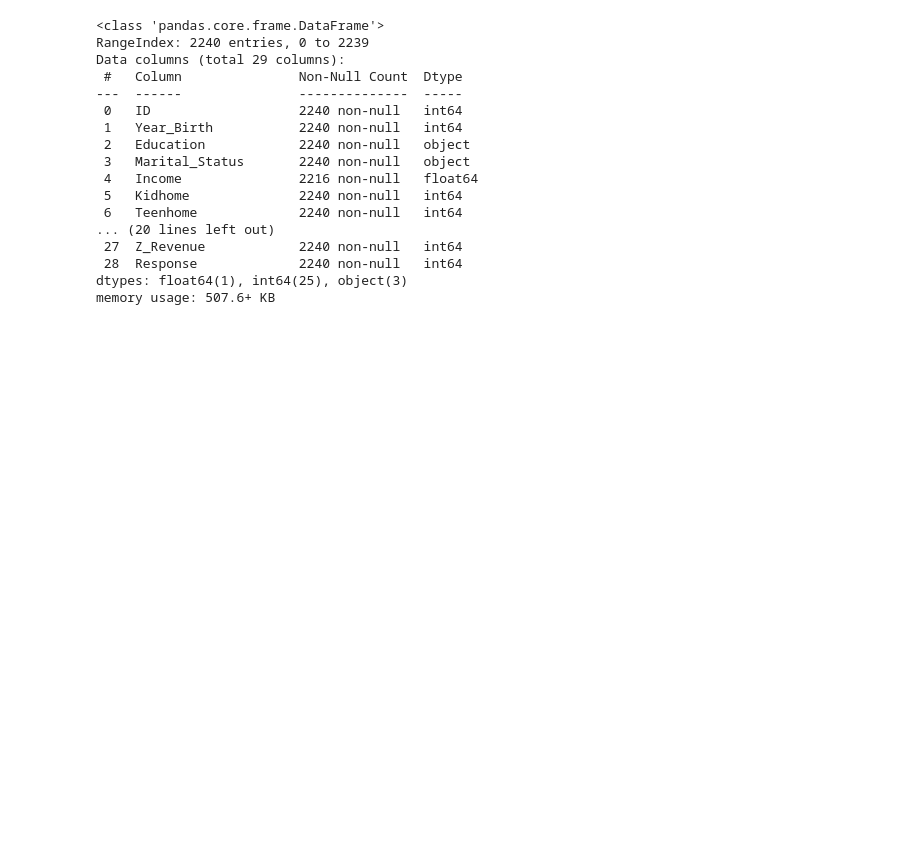
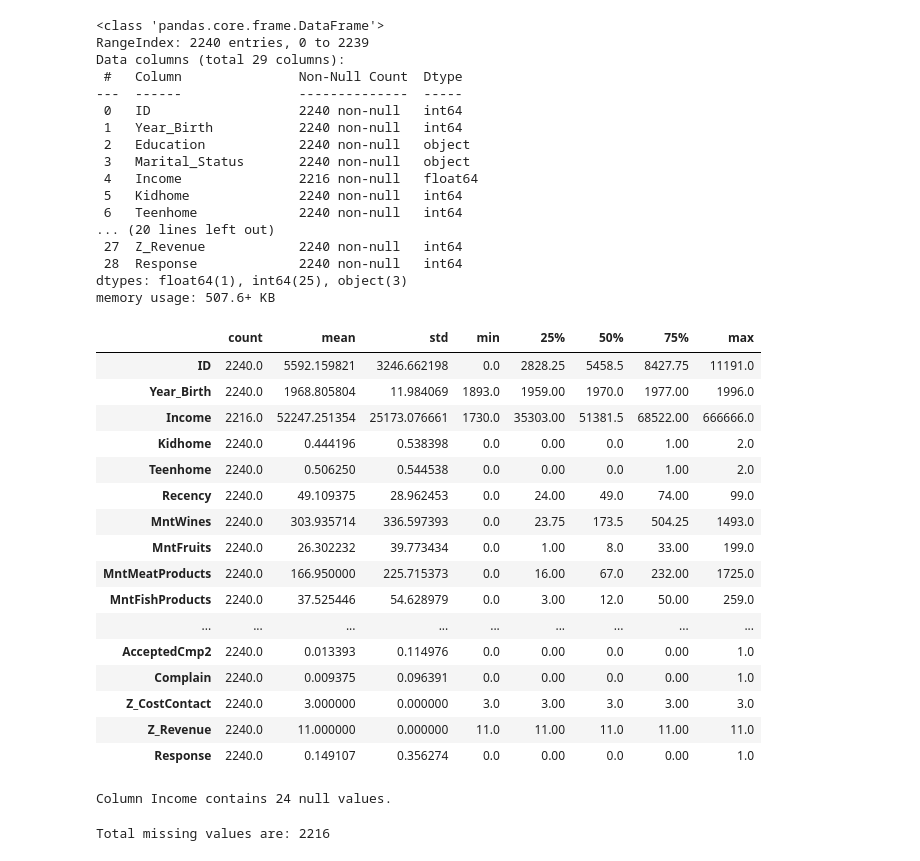
Before and after one commit to Arif-Badhon/Customer-Segmentation, a Jupyter notebook: analysis.ipynb, the cells around one changed output. Cells and saved outputs as stored; diff of their text form; code cells hidden in the pictures; blank space fills up the shorter version.

```diff
--- a/analysis.ipynb
+++ b/analysis.ipynb
@@ -56,3 +56,35 @@ Data columns (total 29 columns):
  28  Response             2240 non-null   int64
 dtypes: float64(1), int64(25), object(3)
 memory usage: 507.6+ KB
+# %%
+df.describe().T
+# %% [output]
+|  | count | mean | std | min | 25% | 50% | 75% | max |
+| ID | 2240.0 | 5592.159821 | 3246.662198 | 0.0 | 2828.25 | 5458.5 | 8427.75 | 11191.0 |
+| Year_Birth | 2240.0 | 1968.805804 | 11.984069 | 1893.0 | 1959.00 | 1970.0 | 1977.00 | 1996.0 |
+| Income | 2216.0 | 52247.251354 | 25173.076661 | 1730.0 | 35303.00 | 51381.5 | 68522.00 | 666666.0 |
+| Kidhome | 2240.0 | 0.444196 | 0.538398 | 0.0 | 0.00 | 0.0 | 1.00 | 2.0 |
+| Teenhome | 2240.0 | 0.506250 | 0.544538 | 0.0 | 0.00 | 0.0 | 1.00 | 2.0 |
+| Recency | 2240.0 | 49.109375 | 28.962453 | 0.0 | 24.00 | 49.0 | 74.00 | 99.0 |
+| MntWines | 2240.0 | 303.935714 | 336.597393 | 0.0 | 23.75 | 173.5 | 504.25 | 1493.0 |
+| MntFruits | 2240.0 | 26.302232 | 39.773434 | 0.0 | 1.00 | 8.0 | 33.00 | 199.0 |
+| MntMeatProducts | 2240.0 | 166.950000 | 225.715373 | 0.0 | 16.00 | 67.0 | 232.00 | 1725.0 |
+| MntFishProducts | 2240.0 | 37.525446 | 54.628979 | 0.0 | 3.00 | 12.0 | 50.00 | 259.0 |
+| ... | ... | ... | ... | ... | ... | ... | ... | ... |
+| AcceptedCmp2 | 2240.0 | 0.013393 | 0.114976 | 0.0 | 0.00 | 0.0 | 0.00 | 1.0 |
+| Complain | 2240.0 | 0.009375 | 0.096391 | 0.0 | 0.00 | 0.0 | 0.00 | 1.0 |
+| Z_CostContact | 2240.0 | 3.000000 | 0.000000 | 3.0 | 3.00 | 3.0 | 3.00 | 3.0 |
+| Z_Revenue | 2240.0 | 11.000000 | 0.000000 | 11.0 | 11.00 | 11.0 | 11.00 | 11.0 |
+| Response | 2240.0 | 0.149107 | 0.356274 | 0.0 | 0.00 | 0.0 | 0.00 | 1.0 |
+# %%
+for col in df.columns:
+    temp = df[col].isnull().sum()
+    if temp > 0:
+        print(f'Column {col} contains {temp} null values.')
+# %% [output]
+Column Income contains 24 null values.
+# %%
+df = df.dropna()
+print("Total missing values are:", len(df))
+# %% [output]
+Total missing values are: 2216
```
Also changed, not shown: parts of 8 cells of this notebook.
